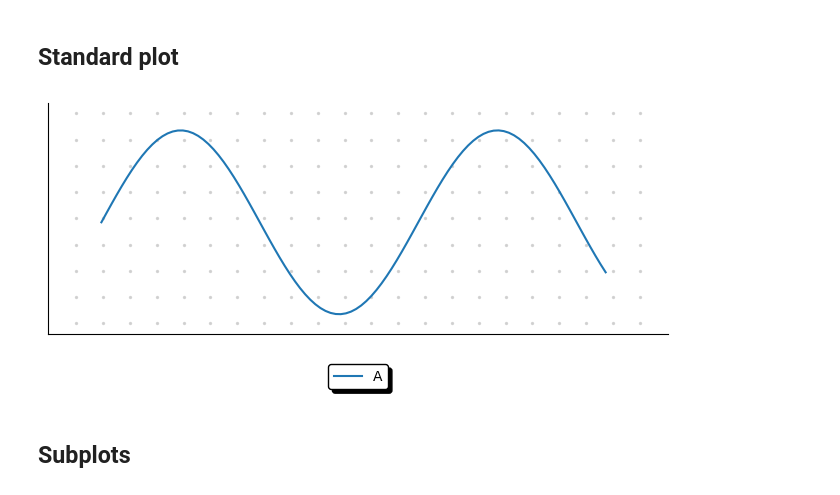
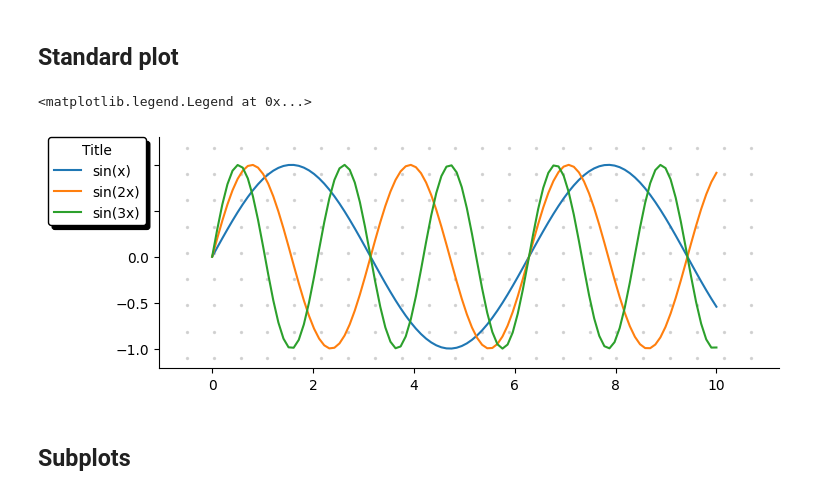
Before and after one commit to clarkmaio/pimpmyplot, a Jupyter notebook: notebook/demo.ipynb, the cells around one changed output. Drawn from its saved outputs; the diff is of its cells as text; code cells hidden in the pictures.

Commit message:
minor refactoring legend to handle external loc

```diff
--- a/notebook/demo.ipynb
+++ b/notebook/demo.ipynb
@@ -12,15 +12,18 @@ import pimpmyplot as pmp
 # %%
 x = np.linspace(0, 10, 100)
 
 plt.figure(figsize=(8, 3))
-plt.plot(x, np.sin(x), label='A')
+plt.plot(x, np.sin(x), label='sin(x)')
+plt.plot(x, np.sin(2*x), label='sin(2x)')
+plt.plot(x, np.sin(3*x), label='sin(3x)')
 
-pmp.legend()                        # same as plt legend but better looking and horizontal labels as default
 pmp.bullet_grid(stepinch=.3)        # dotted grid similar to a bllet journal
 pmp.remove_axis('top', 'right')     # remove axis in a simpler way
-pmp.remove_ticks()                  # remove ticks in a simpler way
+#pmp.remove_ticks()                  # remove ticks in a simpler way
+pmp.legend(loc='ext upper left', ncol=1, title='Title')                        # same as plt legend but better looking and horizontal labels as default
 # %% [output]
+<matplotlib.legend.Legend at 0x...>
-[figure, old version]
+[figure, new version]
 # %% [markdown]
 ## Subplots
 # %%
```
Also changed, not shown: parts of 2 cells of this notebook, 1 other file.
